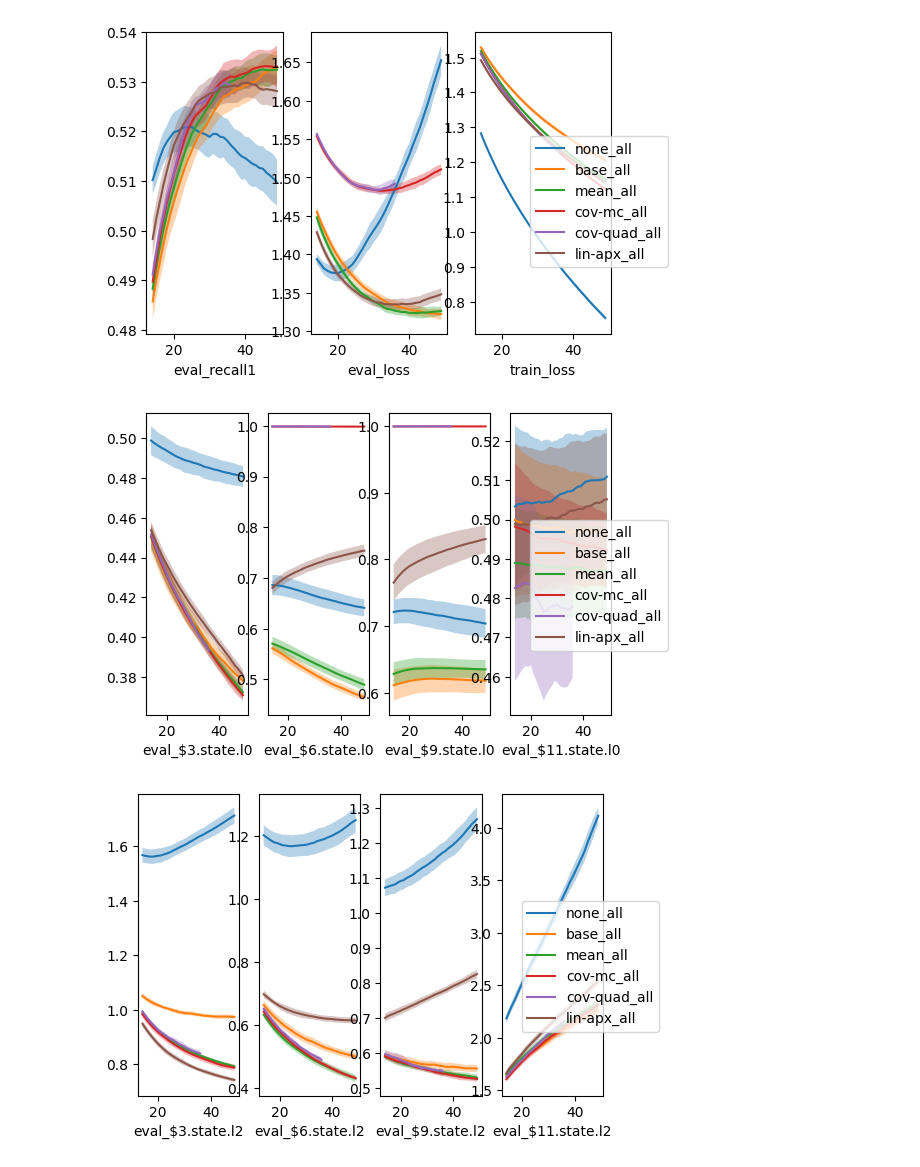
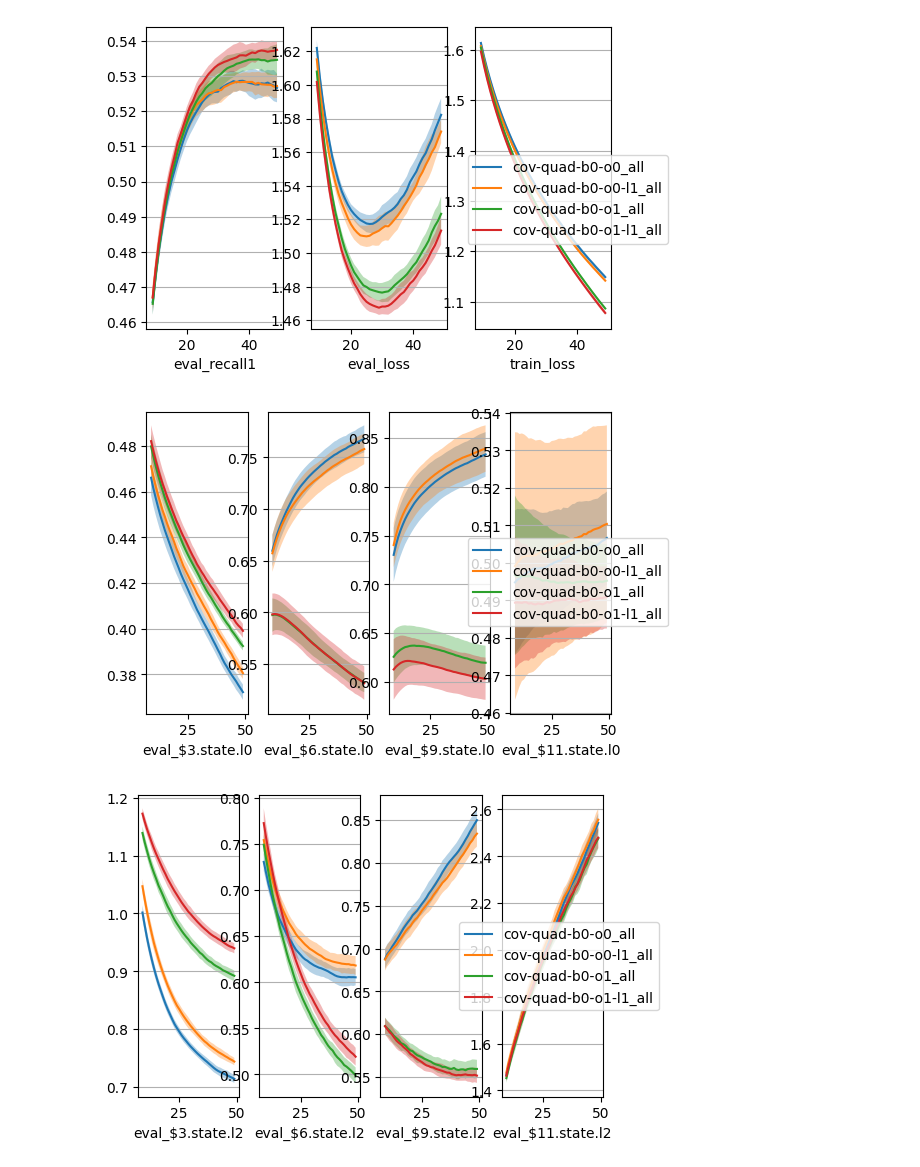
Before and after one commit to yingchenlin/kiln, a Jupyter notebook: dist.ipynb, the cells around one changed output. Drawn from its saved outputs; the diff is of its cells as text; code cells hidden in the pictures.

```diff
--- a/dist.ipynb
+++ b/dist.ipynb
@@ -59,8 +59,9 @@ def read_weight(state, i, flip):
         w = w.T
     return w.mean(0), w.T @ w
 # %%
-#group, tags = "schemes", [f"{s}_{l}" for s in ("none", "base", "mean", "normal", "cov-mc", "cov-quad", "lin-apx") for l in ("all",)]
-group, tags = "schemes", [f"{s}_{l}" for s in ("none", "base", "mean", "cov-mc", "cov-quad", "lin-apx") for l in ("all",)]
+#group, tags = "schemes", [f"{s}_{l}" for s in ("none", "base", "mean", "cov-mc", "cov-quad", "lin-apx") for l in ("all",)]
+group, tags = "schemes", [
+    f"cov-quad-b0{o}{l}_all" for o in ("-o0", "-o1", "") for l in ("", "-l1")]
 #group, tags = "lin-apx", ("lin-apx_0", "lin-apx_0.5", "lin-apx_1.0", "lin-apx_1.5")
 #group, tags = "l2s", ("l2s_0", "l2s_1e-4", "l2s_5e-5", "l2s_2e-5", "l2s_1e-5", "l2s_5e-6")
 #group, tags = "l2w", ("l2w_0", "l2w_5e-2", "l2w_2e-2", "l2w_1e-2", "l2w_5e-3", "l2w_2e-3")
@@ -83,34 +84,35 @@ epochs = (50,)
 tags_epochs = [(tag, epoch) for tag in tags for epoch in epochs]
 layers = [f"layer {i+1}" for i in range(3)]
 # %%
-def rowplots(df, labels, start=10, stop=50, sharex=True, sharey=False):
+def rowplots(df, labels, start=5, stop=50, sharex=True, sharey=False):
     fig, axes = plt.subplots(
         1, len(labels),
         sharex=sharex, sharey=sharey,
         facecolor="w", dpi=100)
     if len(labels) == 1:
         axes = [axes]
     df = df[(df.index >= start)&(df.index < stop)]
     df_mean = df.groupby(["tag", "epoch"], sort=False).mean().reset_index().set_index("epoch").groupby("tag", sort=False)
     df_std = df.groupby(["tag", "epoch"], sort=False).std().reset_index().set_index("epoch").groupby("tag", sort=False)
     for ax, label in zip(axes, labels):
         ax.set_xlabel(label)
+        ax.grid(axis="y")
         for (tag, mean), (_, std) in zip(df_mean[label], df_std[label]):
             mean = mean.rolling(5).mean()
             std = std.rolling(5).mean()
             ax.plot(mean, label=tag)
             ax.fill_between(mean.index, mean-std, mean+std, alpha=0.33)
     fig.legend(*axes[0].get_legend_handles_labels(), "right")
 
 df = read_df(group, tags, samples)
 #df = agg_df(df, "012")
 rowplots(df, ["eval_recall1", "eval_loss", "train_loss"])
 rowplots(df, [f"eval_${i}.state.l0" for i in (3, 6, 9, 11)])
 rowplots(df, [f"eval_${i}.state.l2" for i in (3, 6, 9, 11)])
 rowplots(df, [f"eval_${i}.weight.l2" for i in (1, 4, 7, 10)])
 rowplots(df, [f"eval_${i}.bias.l2" for i in (1, 4, 7, 10)])
 None
 # %% [output]
-[figure, old version]
+[figure, new version]
-[figure, old version]
+[figure, new version]
-[figure, old version]
+[figure, new version]
```
Also changed, not shown: parts of 2 cells of this notebook, 3 other files.
